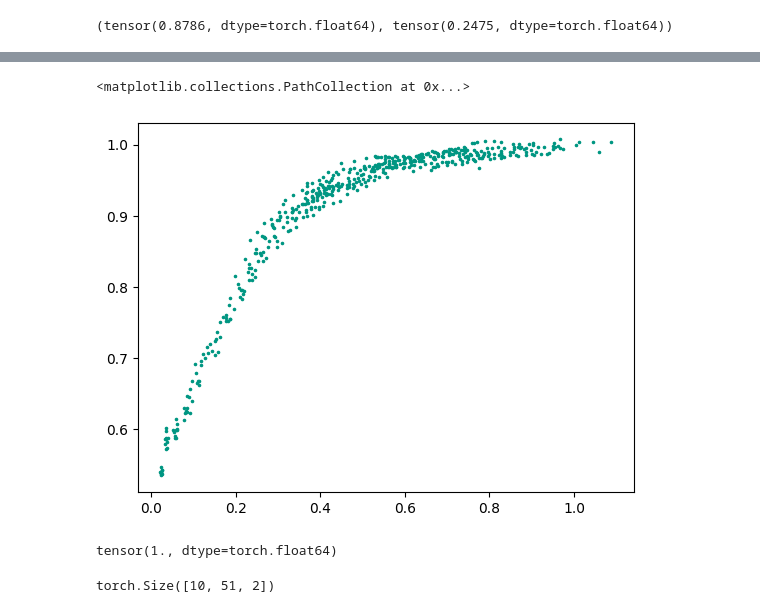
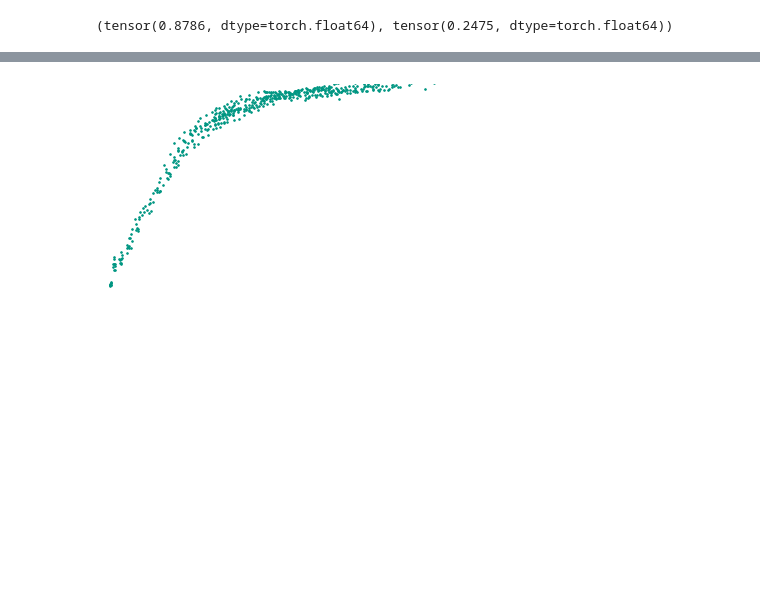
Before and after one commit to Neuromophic/Power-Aware-Training, a Jupyter notebook: Power-Aware-Training/Visualization.ipynb, the cells around one changed output, grey strips where cells are left out. Drawn from its saved outputs; the diff is of its cells as text; code cells hidden in the pictures; blank space fills up the shorter version.

```diff
--- a/Power-Aware-Training/Visualization.ipynb
+++ b/Power-Aware-Training/Visualization.ipynb
@@ -142,14 +126,9 @@ acc_points = result_ds_mean[:,:,0] / acc_factor
 power_points = result_ds_mean[:,:,1] / power_factor
 # %%
 plt.scatter(power_points.flatten(), acc_points.flatten(), color=FC.Green, s=2.5)
+plt.xlim([0,1.1])
+plt.ylim([0.5,1])
+plt.axis('off')
+plt.savefig("../figures/both.pdf", format='pdf', bbox_inches='tight', transparent=True)
 # %% [output]
-<matplotlib.collections.PathCollection at 0x...>
-[figure, old version]
+[figure, new version]
-# %%
-power_factor
-# %% [output]
-tensor(1., dtype=torch.float64)
-# %%
-result_ds_mean.shape
-# %% [output]
-torch.Size([10, 51, 2])
```
Also changed, not shown: parts of 5 cells of this notebook, 4 other files.
